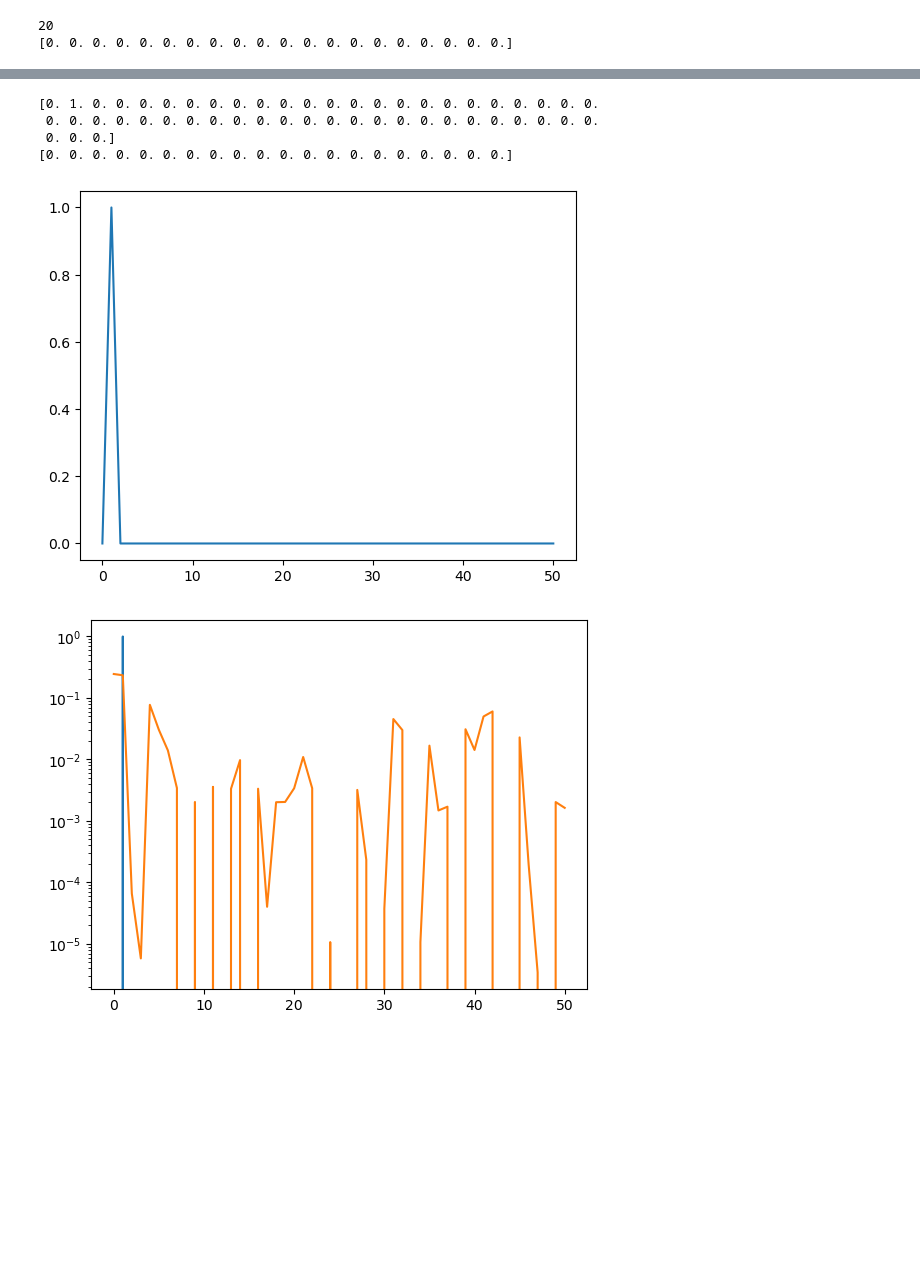
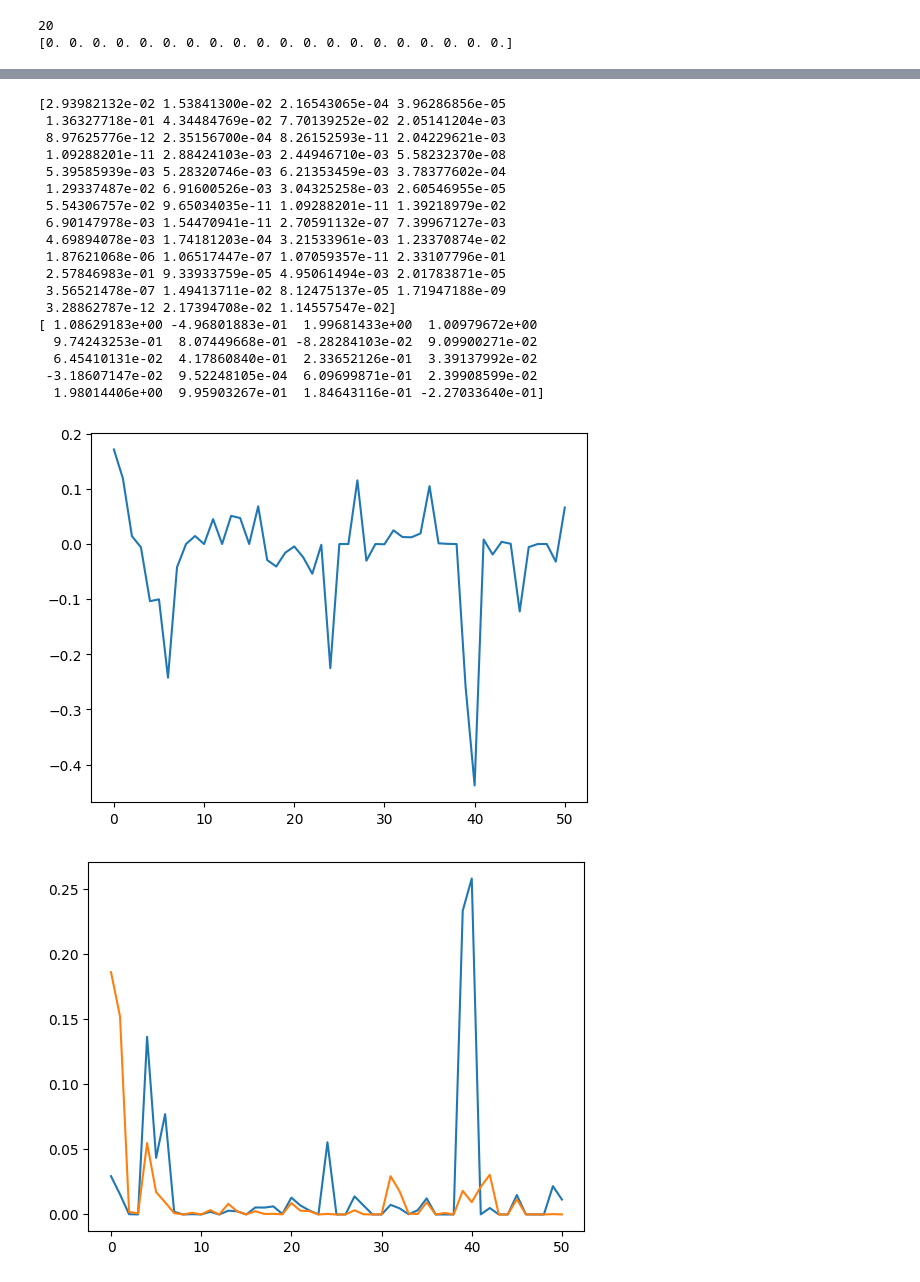
Before and after one commit to emacosta95/QuantumMachineLearningFermions, a Jupyter notebook: EmaNucleare.ipynb, the cells around one changed output, grey strips where cells are left out. Drawn from its saved outputs; the diff is of its cells as text; code cells hidden in the pictures; blank space fills up the shorter version.

Commit message:
change SDG: add HF as initial state, change the optimization and increase the batch size

```diff
--- a/EmaNucleare.ipynb
+++ b/EmaNucleare.ipynb
@@ -80,0 +88,15 @@ dimension= 51
+# %%
+#model=HFEnergyFunctional(h_vec=torch.tensor(SPS.energies),V_dict=twobody_matrix,num_particles=nparticles_a+nparticles_b)
+model=HFEnergyFunctionalNuclear(h_vec=torch.tensor(SPS.energies,dtype=torch.double),V_dict=twobody_matrix,num_neutrons=nparticles_a,num_protons=nparticles_b,neutron_indices=0,proton_indices=size_a)
+
+optimizer = optim.Adam(model.parameters(), lr=0.01)
+
+num_steps = 600
+for step in range(num_steps):
+    optimizer.zero_grad()
+    energy = model()  # calls forward()
+    energy.backward()
+    optimizer.step()
+
+    if step % 20 == 0 or step == num_steps - 1:
+        print(f"Step {step:4d} | Energy = {energy.item():.6f}")
@@ -80,0 +190,8 @@ dimension= 51
+# %%
+
+#psi_hf=slater_determinants_only_neutrons(model.C_n, torch.tensor(NSMHamiltonian.basis))
+psi_hf=slater_determinants_combined(model.C_n, model.C_p, torch.tensor(NSMHamiltonian.basis))
+
+psi_hf=psi_hf.detach().numpy()
+
+psi_hf=psi_hf/np.linalg.norm(psi_hf)
@@ -383,8 +489,8 @@ class NSM_SQD_circuit_ansatz:
         self.weights=x.copy()
         #print(f"Weights: {x}\n")
 # %%
-m = NSM_SQD_circuit_ansatz(M=0,samples=30, train_steps=10,num_parameters=20) # nb da samples = 48 da e esatta se si parte da prob esatta
-m.initialize_state_v1()
+m = NSM_SQD_circuit_ansatz(M=0,samples=30, train_steps=10,num_parameters=20,batches=100) # nb da samples = 48 da e esatta se si parte da prob esatta
+m.initialize_state_v3(psi_hf)
 
 m.create_operator_pool_twobody_symmetry()
 # %% [output]
@@ -424,23 +531,37 @@ Step context: 0 | Energy: -36.75328748634449
 # %%
 probb = (np.conjugate(m.forward(m.weights)) * m.forward(m.weights)).real
 
 print(probb)
 print(m.weights)
 plt.plot(m.forward(m.weights))
 plt.show()
 prob_samples=np.average((np.conjugate(m.psi_batches) * m.psi_batches),axis=0).real
 
 plt.plot(probb)
 plt.plot(prob_samples)
-plt.semilogy()
+
 plt.show()
 # %% [output]
-[0. 1. 0. 0. 0. 0. 0. 0. 0. 0. 0. 0. 0. 0. 0. 0. 0. 0. 0. 0. 0. 0. 0. 0.
- 0. 0. 0. 0. 0. 0. 0. 0. 0. 0. 0. 0. 0. 0. 0. 0. 0. 0. 0. 0. 0. 0. 0. 0.
- 0. 0. 0.]
-[0. 0. 0. 0. 0. 0. 0. 0. 0. 0. 0. 0. 0. 0. 0. 0. 0. 0. 0. 0.]
+[2.93982132e-02 1.53841300e-02 2.16543065e-04 3.96286856e-05
+ 1.36327718e-01 4.34484769e-02 7.70139252e-02 2.05141204e-03
+ 8.97625776e-12 2.35156700e-04 8.26152593e-11 2.04229621e-03
+ 1.09288201e-11 2.88424103e-03 2.44946710e-03 5.58232370e-08
+ 5.39585939e-03 5.28320746e-03 6.21353459e-03 3.78377602e-04
+ 1.29337487e-02 6.91600526e-03 3.04325258e-03 2.60546955e-05
+ 5.54306757e-02 9.65034035e-11 1.09288201e-11 1.39218979e-02
+ 6.90147978e-03 1.54470941e-11 2.70591132e-07 7.39967127e-03
+ 4.69894078e-03 1.74181203e-04 3.21533961e-03 1.23370874e-02
+ 1.87621068e-06 1.06517447e-07 1.07059357e-11 2.33107796e-01
+ 2.57846983e-01 9.33933759e-05 4.95061494e-03 2.01783871e-05
+ 3.56521478e-07 1.49413711e-02 8.12475137e-05 1.71947188e-09
+ 3.28862787e-12 2.17394708e-02 1.14557547e-02]
+[ 1.08629183e+00 -4.96801883e-01  1.99681433e+00  1.00979672e+00
+  9.74243253e-01  8.07449668e-01 -8.28284103e-02  9.09900271e-02
+  6.45410131e-02  4.17860840e-01  2.33652126e-01  3.39137992e-02
+ -3.18607147e-02  9.52248105e-04  6.09699871e-01  2.39908599e-02
+  1.98014406e+00  9.95903267e-01  1.84643116e-01 -2.27033640e-01]
-[figure, old version]
+[figure, new version]
-[figure, old version]
+[figure, new version]
 # %%
 plt.bar(np.arange(psi0.shape[0]),(np.conjugate(psi0) * psi0).real)
 
```
Also changed, not shown: parts of 12 cells of this notebook.
